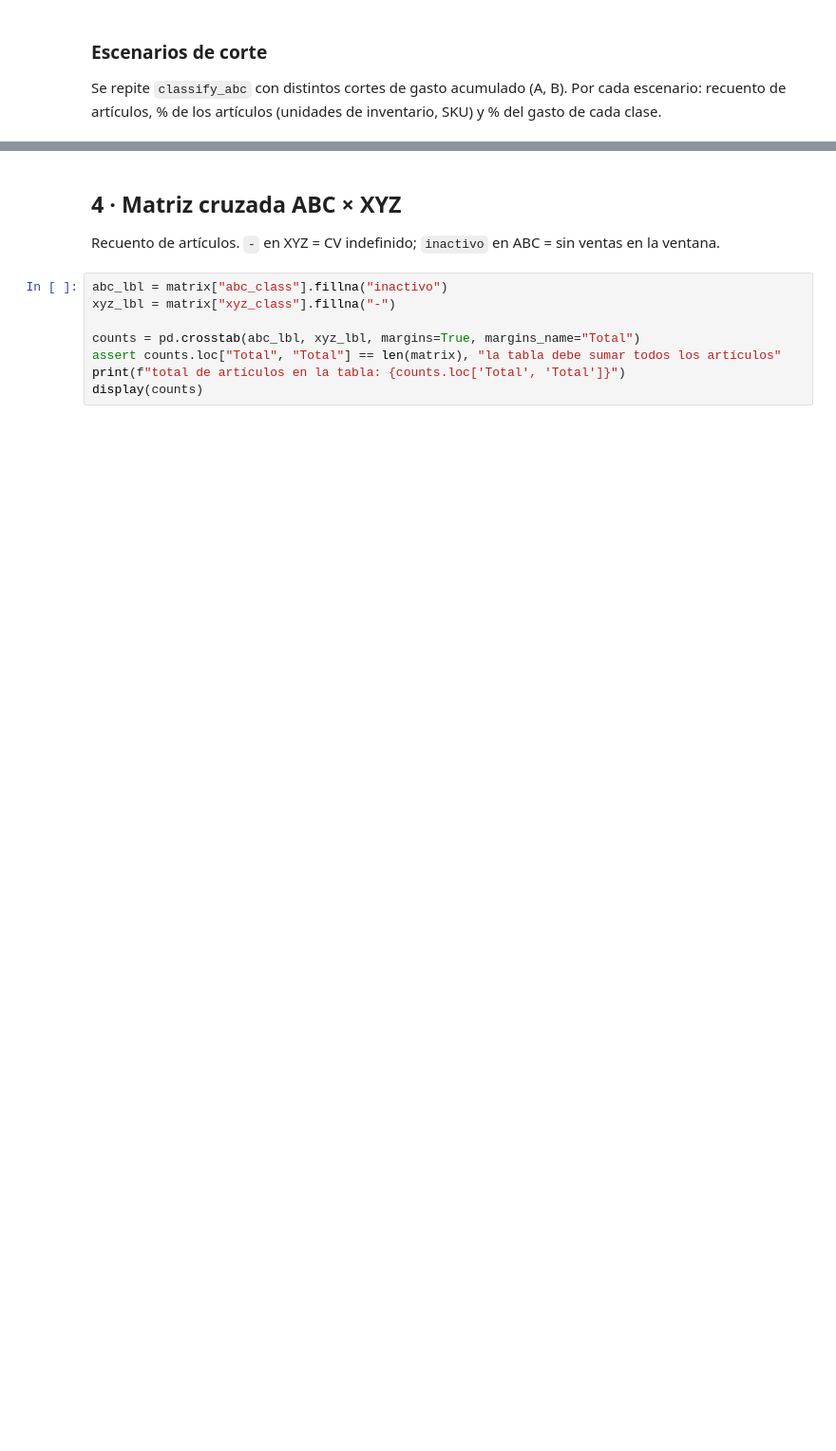
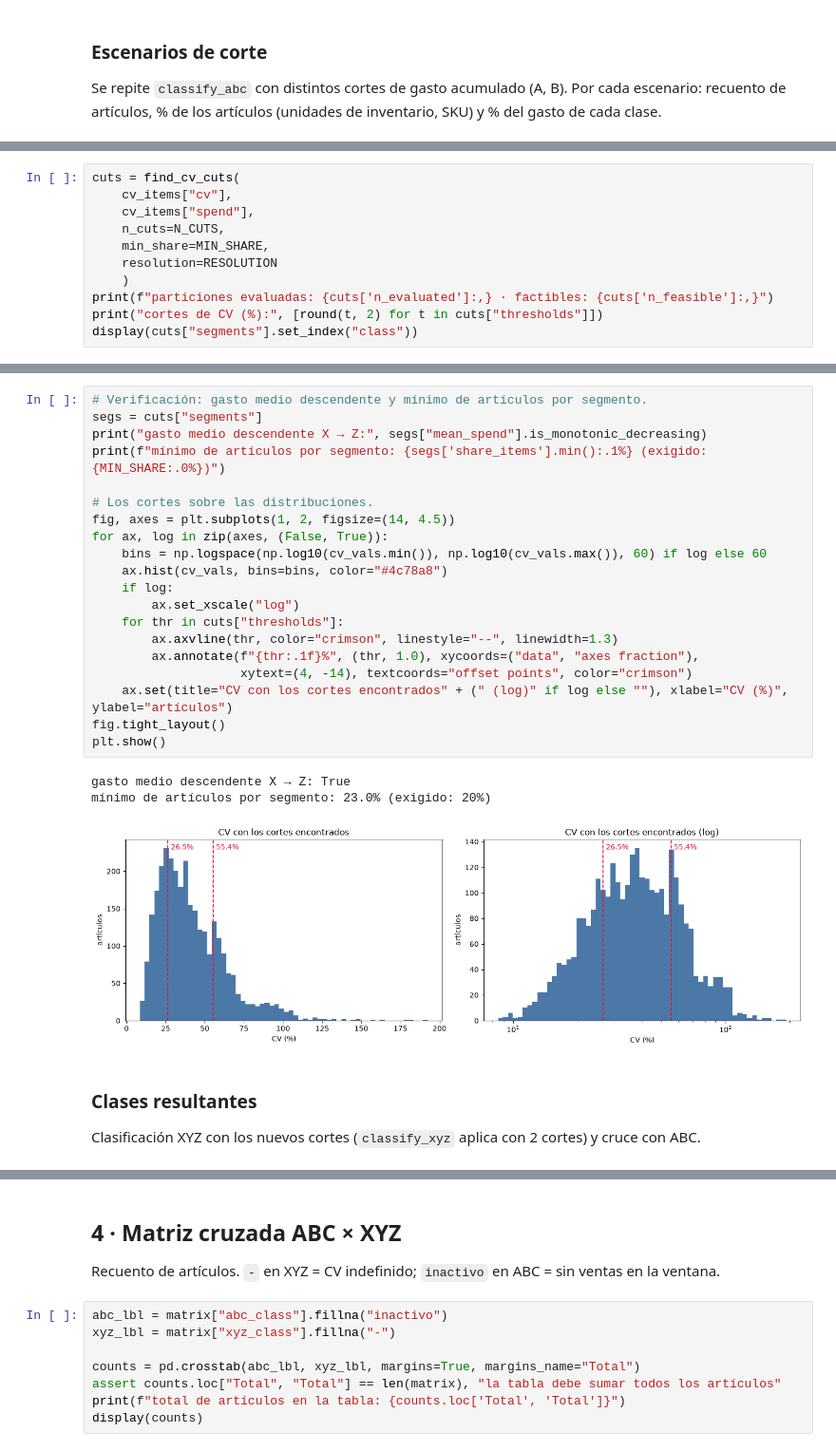
Before and after one commit to JoseSalas98/demand-forecasting-replenishment, a Jupyter notebook: notebooks/02_eda_five_years.ipynb, the cells around one changed output, grey strips where cells are left out. Shown at 95% size. Cells and saved outputs as stored; diff of their text form; blank space fills up the shorter version.

```diff
--- a/notebooks/02_eda_five_years.ipynb
+++ b/notebooks/02_eda_five_years.ipynb
@@ -230,0 +529,11 @@ display(xyz.value_counts(dropna=False).rename("items").to_frame())
+# %%
+cuts = find_cv_cuts(
+    cv_items["cv"],
+    cv_items["spend"],
+    n_cuts=N_CUTS,
+    min_share=MIN_SHARE,
+    resolution=RESOLUTION
+    )
+print(f"particiones evaluadas: {cuts['n_evaluated']:,} · factibles: {cuts['n_feasible']:,}")
+print("cortes de CV (%):", [round(t, 2) for t in cuts["thresholds"]])
+display(cuts["segments"].set_index("class"))
@@ -230,0 +548,28 @@ display(xyz.value_counts(dropna=False).rename("items").to_frame())
+# %%
+# Verificación: gasto medio descendente y mínimo de artículos por segmento.
+segs = cuts["segments"]
+print("gasto medio descendente X → Z:", segs["mean_spend"].is_monotonic_decreasing)
+print(f"mínimo de artículos por segmento: {segs['share_items'].min():.1%} (exigido: {MIN_SHARE:.0%})")
+
+# Los cortes sobre las distribuciones.
+fig, axes = plt.subplots(1, 2, figsize=(14, 4.5))
+for ax, log in zip(axes, (False, True)):
+    bins = np.logspace(np.log10(cv_vals.min()), np.log10(cv_vals.max()), 60) if log else 60
+    ax.hist(cv_vals, bins=bins, color="#4c78a8")
+    if log:
+        ax.set_xscale("log")
+    for thr in cuts["thresholds"]:
+        ax.axvline(thr, color="crimson", linestyle="--", linewidth=1.3)
+        ax.annotate(f"{thr:.1f}%", (thr, 1.0), xycoords=("data", "axes fraction"),
+                    xytext=(4, -14), textcoords="offset points", color="crimson")
+    ax.set(title="CV con los cortes encontrados" + (" (log)" if log else ""), xlabel="CV (%)", ylabel="artículos")
+fig.tight_layout()
+plt.show()
+# %% [output]
+gasto medio descendente X → Z: True
+mínimo de artículos por segmento: 23.0% (exigido: 20%)
+[figure, added]
+# %% [markdown]
+### Clases resultantes
+
+Clasificación XYZ con los nuevos cortes (`classify_xyz` aplica con 2 cortes) y cruce con ABC.
```
Also changed, not shown: parts of 34 cells of this notebook.
